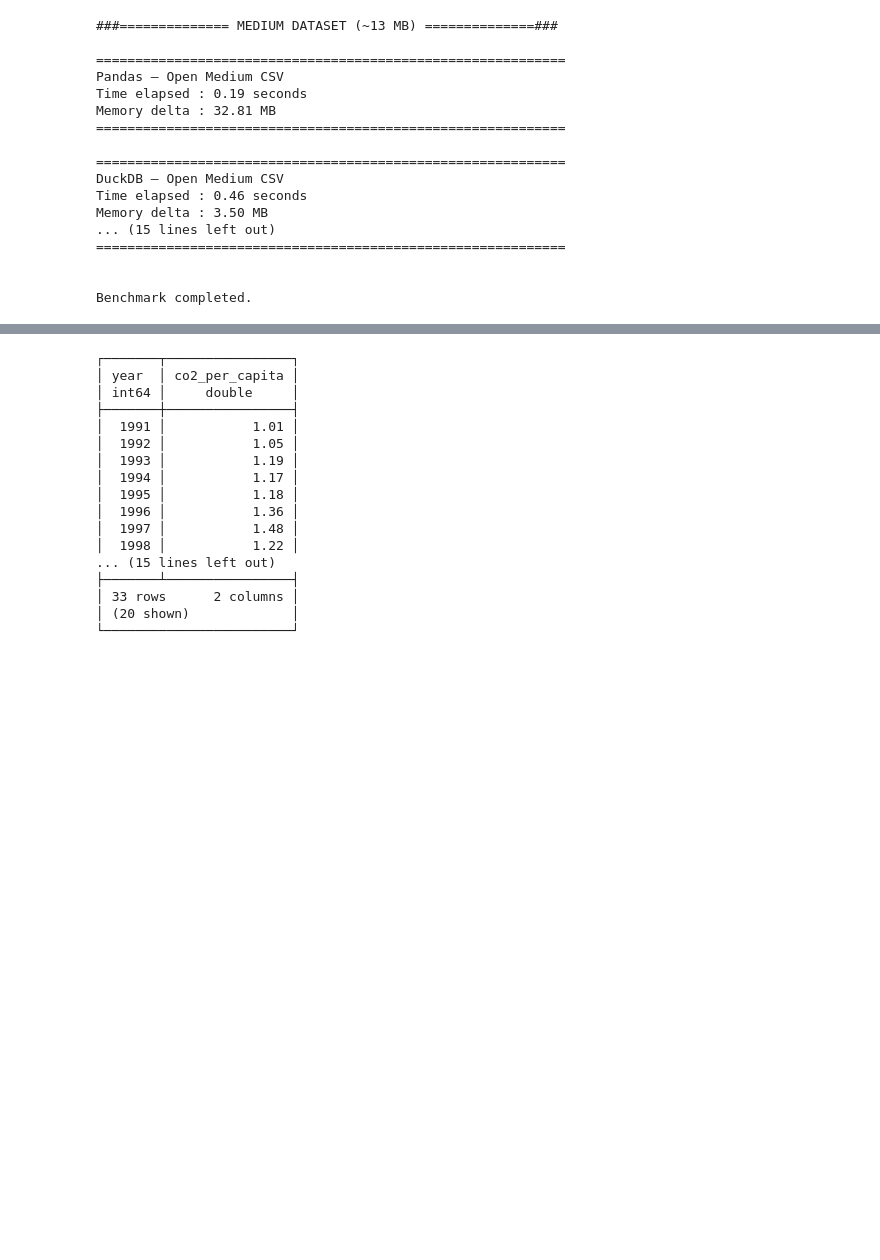
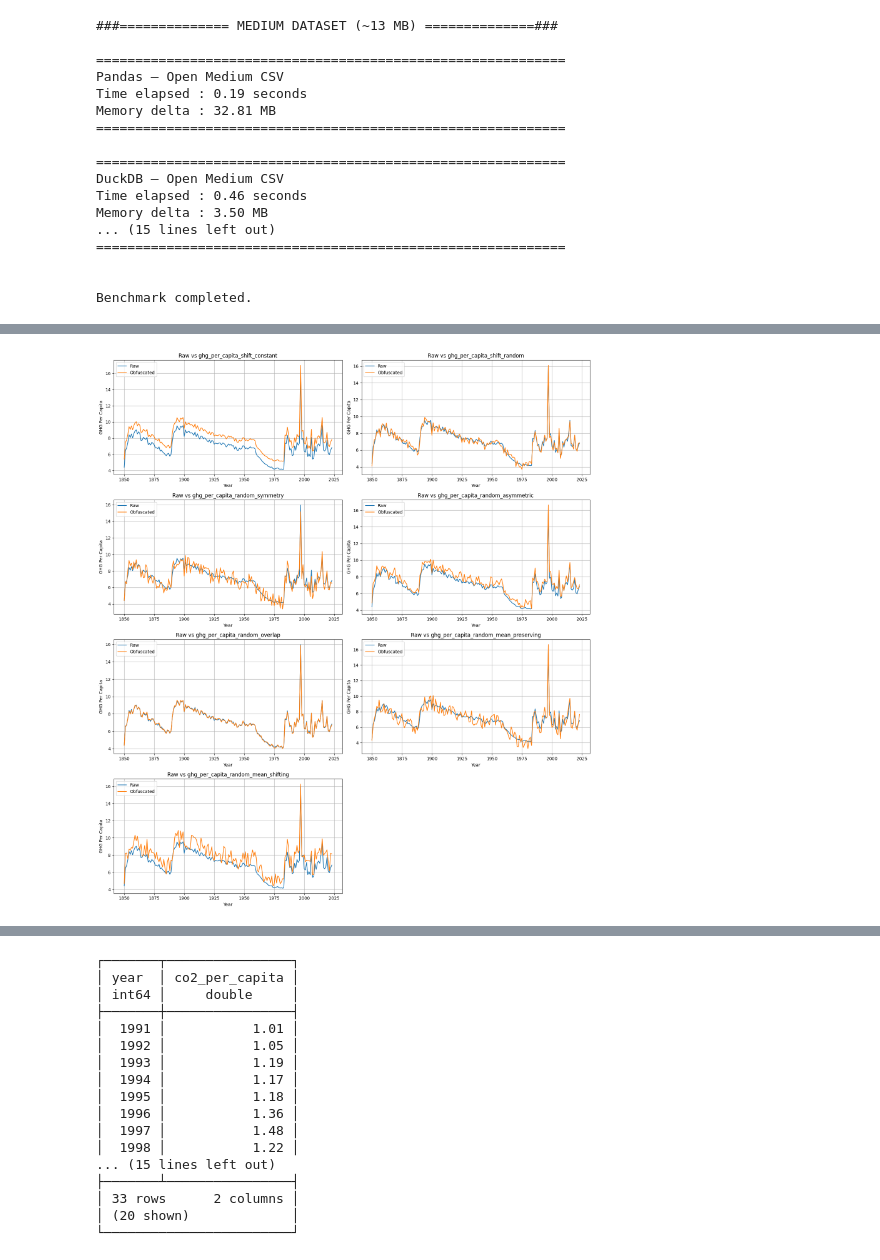
Before and after one commit to ghazianhanafi/Data-Engineer-by-Ghazian-Hanafi, a Jupyter notebook: database.ipynb, the cells around one changed output, grey strips where cells are left out. Saved outputs shown, nothing was run; the diff lists cells and outputs as text; code cells hidden in the pictures; blank space fills up the shorter version.

```diff
--- a/database.ipynb
+++ b/database.ipynb
@@ -235,0 +519,33 @@ duckdb.sql("""
+# %%
+import matplotlib.pyplot as plt
+
+comparisons = [
+    'ghg_per_capita_shift_constant',
+    'ghg_per_capita_shift_random',
+    'ghg_per_capita_random_symmetry',
+    'ghg_per_capita_random_asymmetric',
+    'ghg_per_capita_random_overlap',
+    'ghg_per_capita_random_mean_preserving',
+    'ghg_per_capita_random_mean_shifting'
+]
+
+fig, axes = plt.subplots(4, 2, figsize=(16, 18))
+axes = axes.flatten()
+
+for i, col in enumerate(comparisons):
+    axes[i].plot(df_indo['year'], df_indo['ghg_per_capita_raw'], label='Raw')
+    axes[i].plot(df_indo['year'], df_indo[col], label='Obfuscated')
+
+    axes[i].set_title(f'Raw vs {col}')
+    axes[i].set_xlabel('Year')
+    axes[i].set_ylabel('GHG Per Capita')
+    axes[i].grid(True)
+    axes[i].legend()
+
+# Hide last unused subplot
+axes[-1].axis('off')
+
+plt.tight_layout()
+plt.show()
+# %% [output]
+[figure, added]
```
Also changed, not shown: parts of 7 cells of this notebook, 2 other files.
